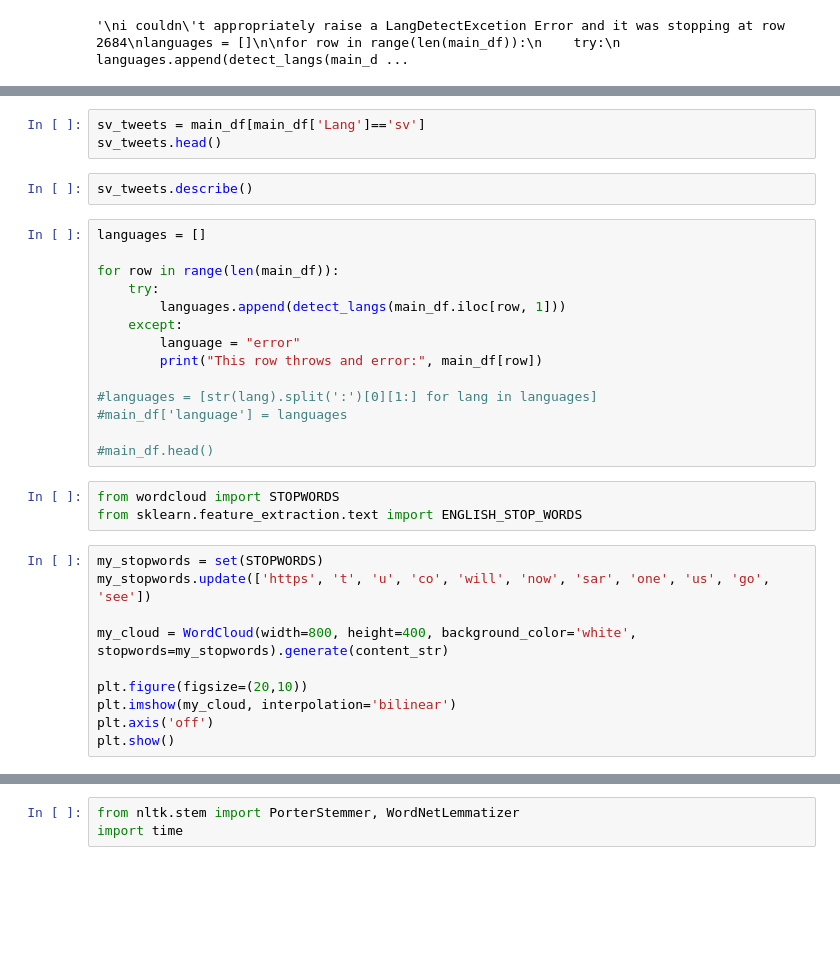
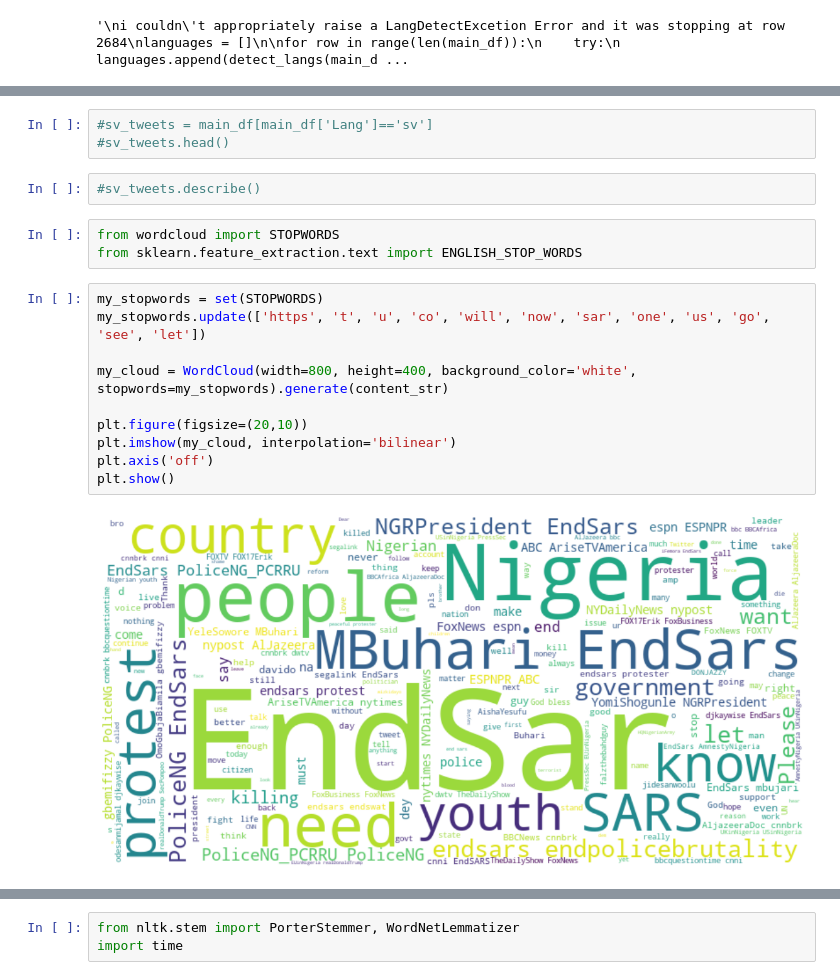
Before and after one commit to WillKjStore/Datacamp-Lessons, a Jupyter notebook: nlp-example.ipynb, the cells around one changed output, grey strips where cells are left out. Cells and saved outputs as stored; diff of their text form; blank space fills up the shorter version.

```diff
--- a/nlp-example.ipynb
+++ b/nlp-example.ipynb
@@ -218,35 +210,23 @@ main_df.Lang.value_counts()
 # %%
-sv_tweets = main_df[main_df['Lang']=='sv']
-sv_tweets.head()
+#sv_tweets = main_df[main_df['Lang']=='sv']
+#sv_tweets.head()
-# %%
-sv_tweets.describe()
-# %%
-languages = []
-
-for row in range(len(main_df)):
-    try:
-        languages.append(detect_langs(main_df.iloc[row, 1]))
-    except:
-        language = "error"
-        print("This row throws and error:", main_df[row])
-
-#languages = [str(lang).split(':')[0][1:] for lang in languages]
-#main_df['language'] = languages
-
-#main_df.head()
+# %%
+#sv_tweets.describe()
 # %%
 from wordcloud import STOPWORDS
 from sklearn.feature_extraction.text import ENGLISH_STOP_WORDS
 # %%
 my_stopwords = set(STOPWORDS)
-my_stopwords.update(['https', 't', 'u', 'co', 'will', 'now', 'sar', 'one', 'us', 'go', 'see'])
+my_stopwords.update(['https', 't', 'u', 'co', 'will', 'now', 'sar', 'one', 'us', 'go', 'see', 'let'])
 
 my_cloud = WordCloud(width=800, height=400, background_color='white', stopwords=my_stopwords).generate(content_str)
 
 plt.figure(figsize=(20,10))
 plt.imshow(my_cloud, interpolation='bilinear')
 plt.axis('off')
 plt.show()
+# %% [output]
+[figure, added]
 # %%
 tweet_tokens2 = [word_tokenize(tweet) for tweet in main_df.content]
 print(len(tweet_tokens2[0]))
```
Also changed, not shown: parts of 14 cells of this notebook.
